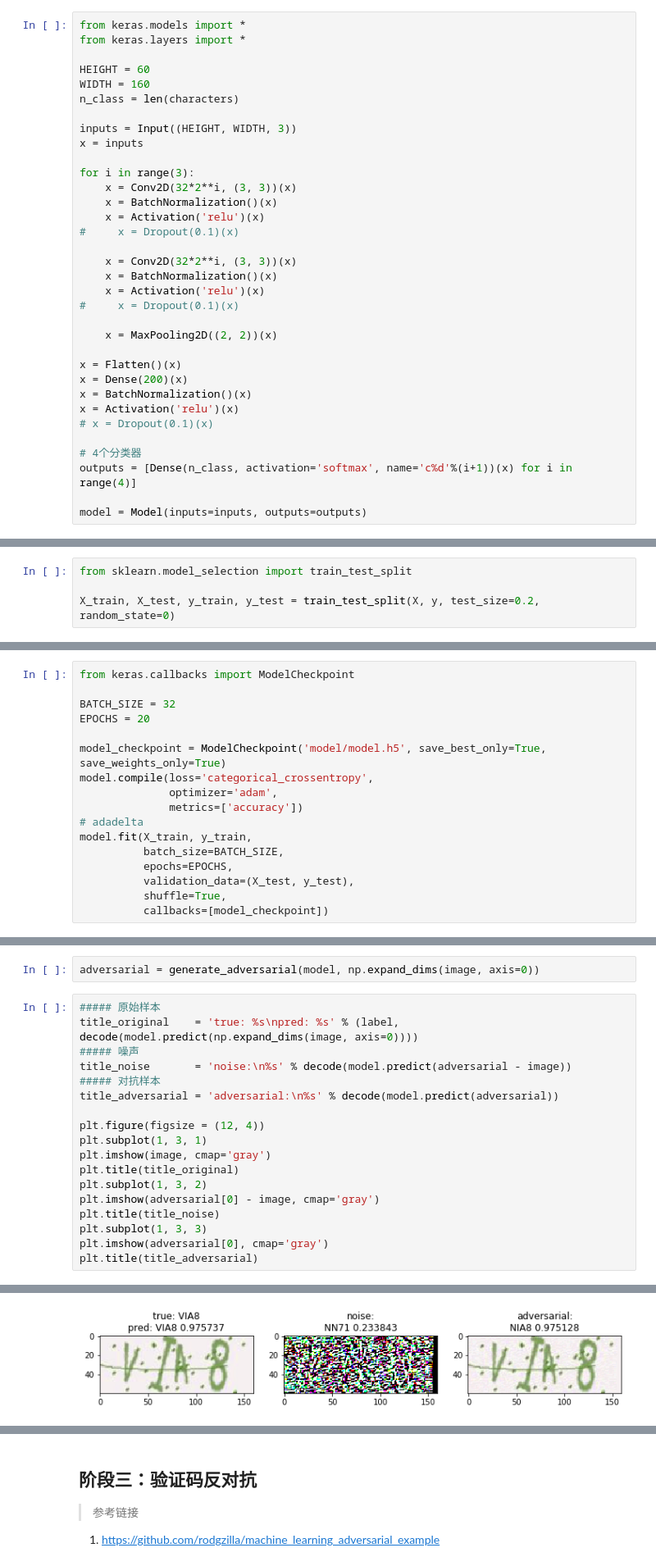
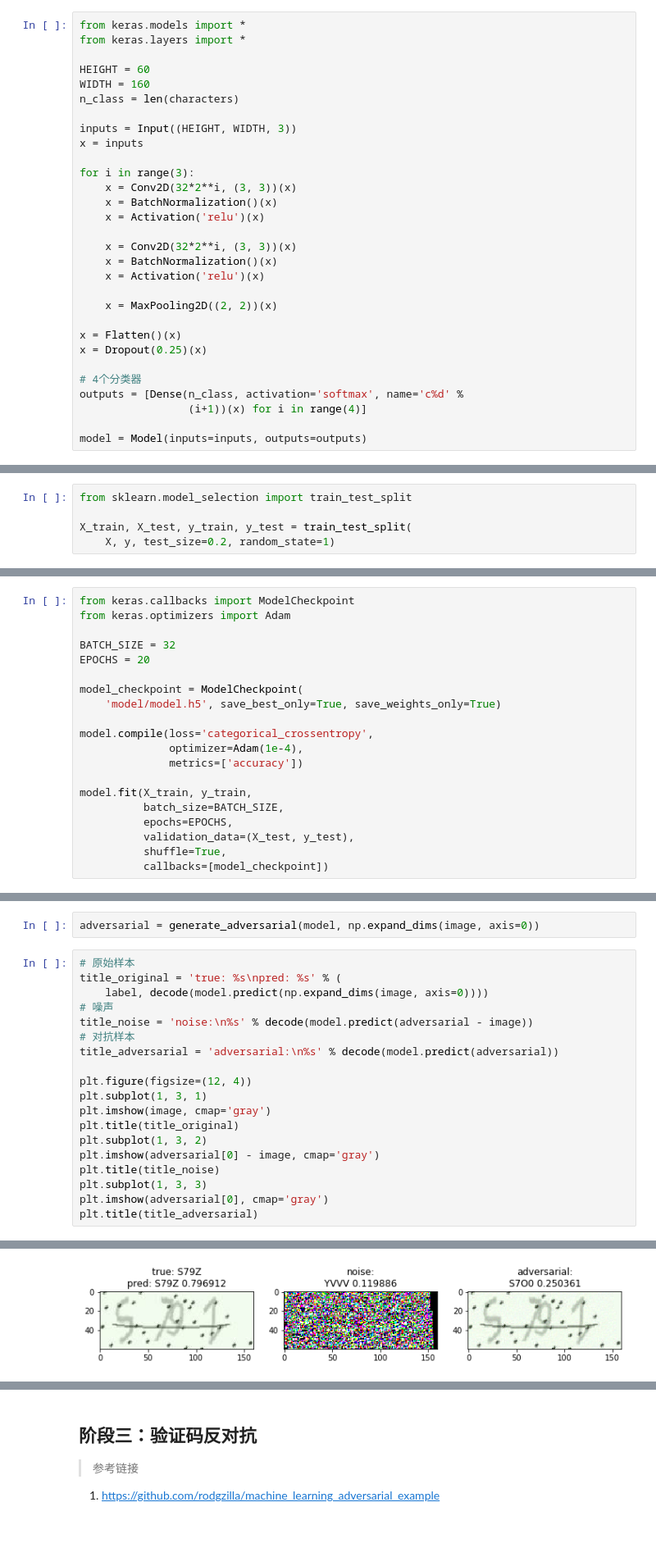
Before and after one commit to zhangbincheng1997/captcha-adversarial-attack, a Jupyter notebook: main.ipynb, the cells around one changed output, grey strips where cells are left out. Shown: that part at 82% size. Cells and saved outputs as stored; diff of their text form; blank space fills up the shorter version.

Commit message:
train again

```diff
--- a/main.ipynb
+++ b/main.ipynb
@@ -226,23 +222,19 @@ for i in range(3):
     x = Conv2D(32*2**i, (3, 3))(x)
     x = BatchNormalization()(x)
     x = Activation('relu')(x)
-#     x = Dropout(0.1)(x)
 
     x = Conv2D(32*2**i, (3, 3))(x)
     x = BatchNormalization()(x)
     x = Activation('relu')(x)
-#     x = Dropout(0.1)(x)
 
     x = MaxPooling2D((2, 2))(x)
 
 x = Flatten()(x)
-x = Dense(200)(x)
-x = BatchNormalization()(x)
-x = Activation('relu')(x)
-# x = Dropout(0.1)(x)
+x = Dropout(0.25)(x)
 
 # 4个分类器
-outputs = [Dense(n_class, activation='softmax', name='c%d'%(i+1))(x) for i in range(4)]
+outputs = [Dense(n_class, activation='softmax', name='c%d' %
+                 (i+1))(x) for i in range(4)]
 
 model = Model(inputs=inputs, outputs=outputs)
 # %% [output]
@@ -264,7 +259,8 @@ display.Image('model.png')
 # %%
 from sklearn.model_selection import train_test_split
 
-X_train, X_test, y_train, y_test = train_test_split(X, y, test_size=0.2, random_state=0)
+X_train, X_test, y_train, y_test = train_test_split(
+    X, y, test_size=0.2, random_state=1)
 # %%
 from keras.utils import to_categorical
 
@@ -274,15 +270,18 @@ y_train = list(to_categorical(y_train, num_classes=n_class).transpose(1, 0, 2))
 y_test = list(to_categorical(y_test, num_classes=n_class).transpose(1, 0, 2))
 # %%
 from keras.callbacks import ModelCheckpoint
+from keras.optimizers import Adam
 
 BATCH_SIZE = 32
 EPOCHS = 20
 
-model_checkpoint = ModelCheckpoint('model/model.h5', save_best_only=True, save_weights_only=True)
+model_checkpoint = ModelCheckpoint(
+    'model/model.h5', save_best_only=True, save_weights_only=True)
+
 model.compile(loss='categorical_crossentropy',
-              optimizer='adam',
+              optimizer=Adam(1e-4),
               metrics=['accuracy'])
-# adadelta
+
 model.fit(X_train, y_train,
           batch_size=BATCH_SIZE,
           epochs=EPOCHS,
@@ -392,26 +393,27 @@ def generate_adversarial(model, image):
 # %%
 adversarial = generate_adversarial(model, np.expand_dims(image, axis=0))
 # %%
-##### 原始样本
-title_original    = 'true: %s\npred: %s' % (label, decode(model.predict(np.expand_dims(image, axis=0))))
-##### 噪声
-title_noise       = 'noise:\n%s' % decode(model.predict(adversarial - image))
-##### 对抗样本
+# 原始样本
+title_original = 'true: %s\npred: %s' % (
+    label, decode(model.predict(np.expand_dims(image, axis=0))))
+# 噪声
+title_noise = 'noise:\n%s' % decode(model.predict(adversarial - image))
+# 对抗样本
 title_adversarial = 'adversarial:\n%s' % decode(model.predict(adversarial))
 
-plt.figure(figsize = (12, 4))
+plt.figure(figsize=(12, 4))
 plt.subplot(1, 3, 1)
 plt.imshow(image, cmap='gray')
 plt.title(title_original)
 plt.subplot(1, 3, 2)
 plt.imshow(adversarial[0] - image, cmap='gray')
 plt.title(title_noise)
 plt.subplot(1, 3, 3)
 plt.imshow(adversarial[0], cmap='gray')
 plt.title(title_adversarial)
 # %% [output]
 <matplotlib.text.Text at 0x...>
-[figure, old version]
+[figure, new version]
 # %% [markdown]
 ## 反对抗样本
 
```
Also changed, not shown: parts of 22 cells of this notebook, 4 other files.
